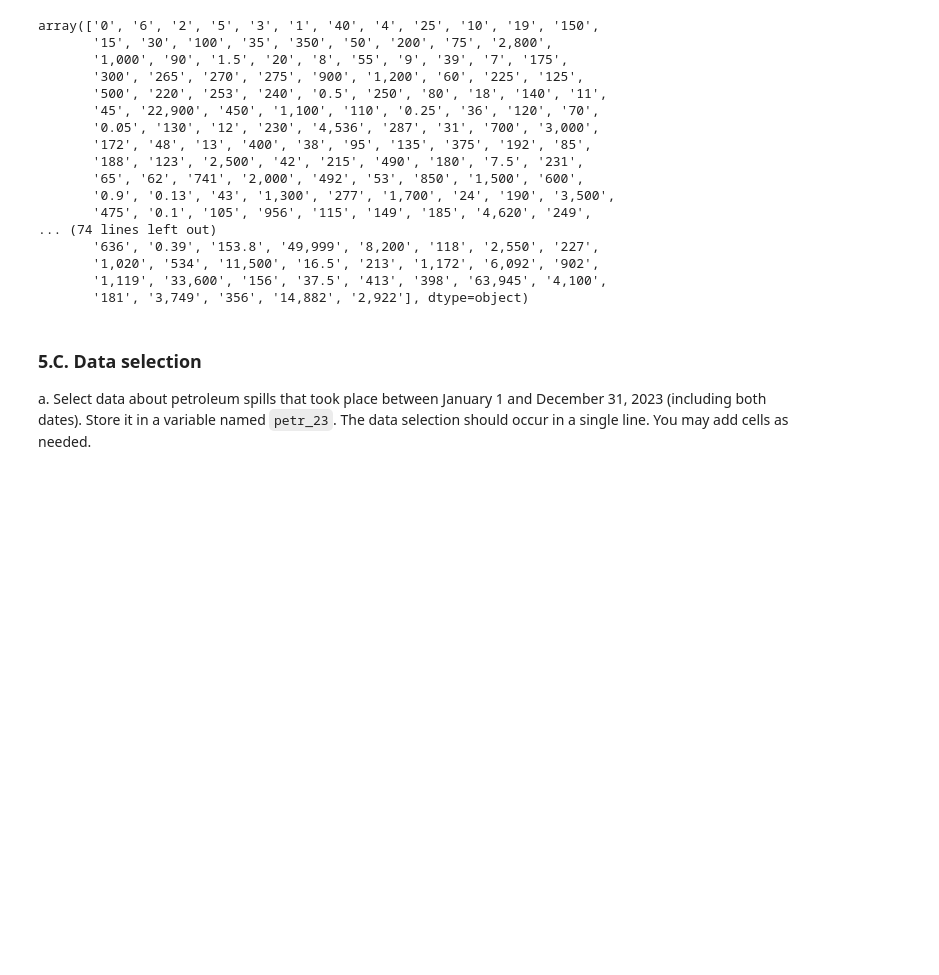
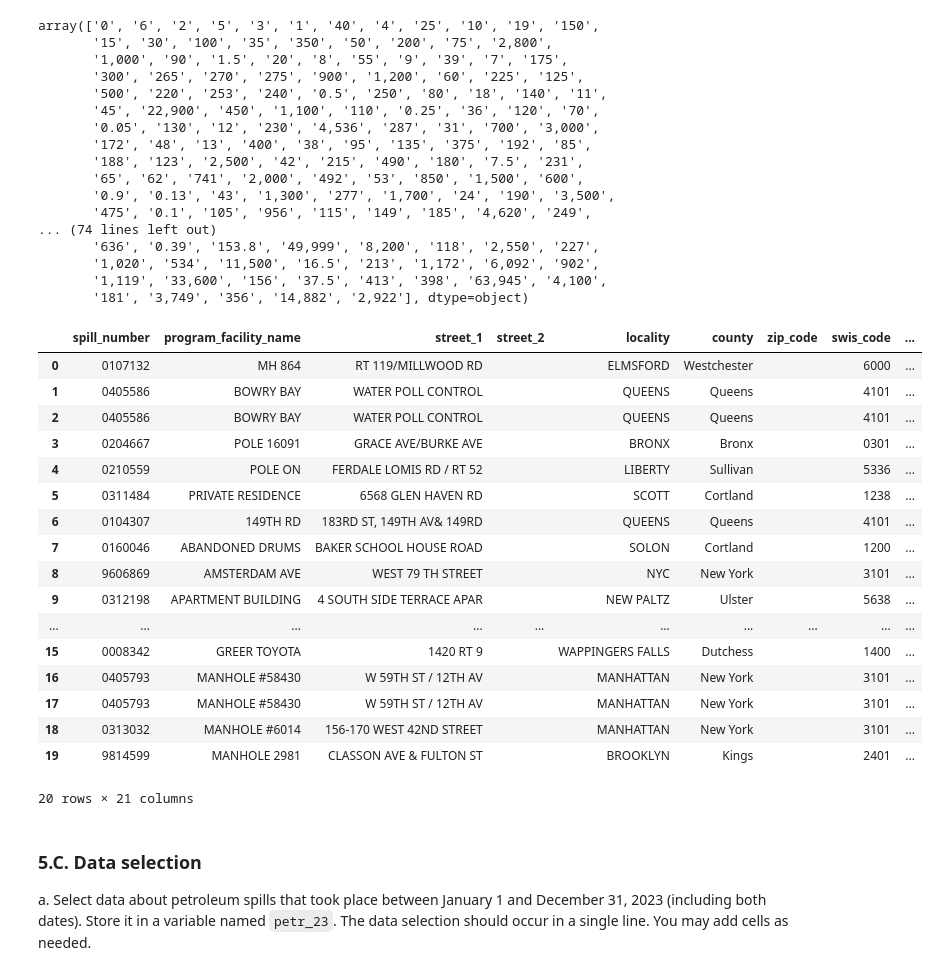
Before and after one commit to veronica-moran/eds220-hwk3, a Jupyter notebook: hwk3-task2-spills.ipynb, the cells around one changed output. Cells and saved outputs as stored; diff of their text form; code cells hidden in the pictures; blank space fills up the shorter version.

```diff
--- a/hwk3-task2-spills.ipynb
+++ b/hwk3-task2-spills.ipynb
@@ -246,6 +235,27 @@ spills['received_date'] = pd.to_datetime(spills['received_date'])
 spills['close_date'] = pd.to_datetime(spills['close_date'])
 spills['quantity'] = spills['quantity'].str.replace(',', '').astype('float64')
 spills['recovered'] = spills['recovered'].str.replace(',', '').astype('float64')
+# %%
+spills.head(20)
+# %% [output]
+|  | spill_number | program_facility_name | street_1 | street_2 | locality | county | zip_code | swis_code | ... |
+| 0 | 0107132 | MH 864 | RT 119/MILLWOOD RD |  | ELMSFORD | Westchester |  | 6000 | ... |
+| 1 | 0405586 | BOWRY BAY | WATER POLL CONTROL |  | QUEENS | Queens |  | 4101 | ... |
+| 2 | 0405586 | BOWRY BAY | WATER POLL CONTROL |  | QUEENS | Queens |  | 4101 | ... |
+| 3 | 0204667 | POLE 16091 | GRACE AVE/BURKE AVE |  | BRONX | Bronx |  | 0301 | ... |
+| 4 | 0210559 | POLE ON | FERDALE LOMIS RD / RT 52 |  | LIBERTY | Sullivan |  | 5336 | ... |
+| 5 | 0311484 | PRIVATE RESIDENCE | 6568 GLEN HAVEN RD |  | SCOTT | Cortland |  | 1238 | ... |
+| 6 | 0104307 | 149TH RD | 183RD ST, 149TH AV& 149RD |  | QUEENS | Queens |  | 4101 | ... |
+| 7 | 0160046 | ABANDONED DRUMS | BAKER SCHOOL HOUSE ROAD |  | SOLON | Cortland |  | 1200 | ... |
+| 8 | 9606869 | AMSTERDAM AVE | WEST 79 TH STREET |  | NYC | New York |  | 3101 | ... |
+| 9 | 0312198 | APARTMENT BUILDING | 4 SOUTH SIDE TERRACE APAR |  | NEW PALTZ | Ulster |  | 5638 | ... |
+| ... | ... | ... | ... | ... | ... | ... | ... | ... | ... |
+| 15 | 0008342 | GREER TOYOTA | 1420 RT 9 |  | WAPPINGERS FALLS | Dutchess |  | 1400 | ... |
+| 16 | 0405793 | MANHOLE #58430 | W 59TH ST / 12TH AV |  | MANHATTAN | New York |  | 3101 | ... |
+| 17 | 0405793 | MANHOLE #58430 | W 59TH ST / 12TH AV |  | MANHATTAN | New York |  | 3101 | ... |
+| 18 | 0313032 | MANHOLE #6014 | 156-170 WEST 42ND STREET |  | MANHATTAN | New York |  | 3101 | ... |
+| 19 | 9814599 | MANHOLE 2981 | CLASSON AVE & FULTON ST |  | BROOKLYN | Kings |  | 2401 | ... |
+20 rows × 21 columns
 # %% [markdown]
 <!-- END QUESTION -->
 
```
Also changed, not shown: parts of 13 cells of this notebook.
